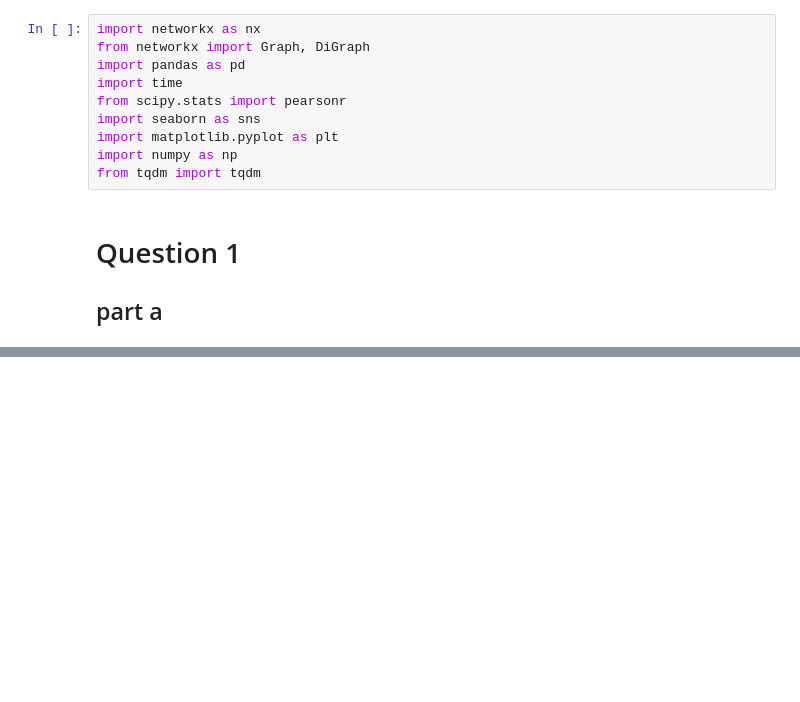
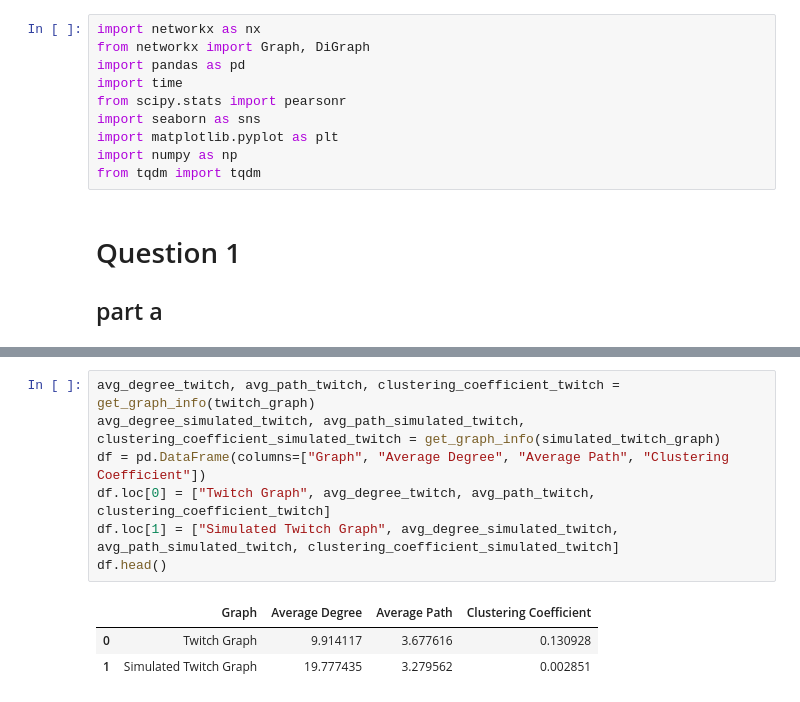
Before and after one commit to Isaacwilliam4/graphmining, a Jupyter notebook: assignments/assignment5.ipynb, the cells around one changed output, grey strips where cells are left out. Cells and saved outputs as stored; diff of their text form; blank space fills up the shorter version.

```diff
--- a/assignments/assignment5.ipynb
+++ b/assignments/assignment5.ipynb
@@ -273,0 +95,11 @@ Similarity significance between 0 and 747: -0.00039375251521758147
+# %%
+avg_degree_twitch, avg_path_twitch, clustering_coefficient_twitch = get_graph_info(twitch_graph)
+avg_degree_simulated_twitch, avg_path_simulated_twitch, clustering_coefficient_simulated_twitch = get_graph_info(simulated_twitch_graph)
+df = pd.DataFrame(columns=["Graph", "Average Degree", "Average Path", "Clustering Coefficient"])
+df.loc[0] = ["Twitch Graph", avg_degree_twitch, avg_path_twitch, clustering_coefficient_twitch]
+df.loc[1] = ["Simulated Twitch Graph", avg_degree_simulated_twitch, avg_path_simulated_twitch, clustering_coefficient_simulated_twitch]
+df.head()
+# %% [output]
+|  | Graph | Average Degree | Average Path | Clustering Coefficient |
+| 0 | Twitch Graph | 9.914117 | 3.677616 | 0.130928 |
+| 1 | Simulated Twitch Graph | 19.777435 | 3.279562 | 0.002851 |
```
Also changed, not shown: parts of 26 cells of this notebook.
